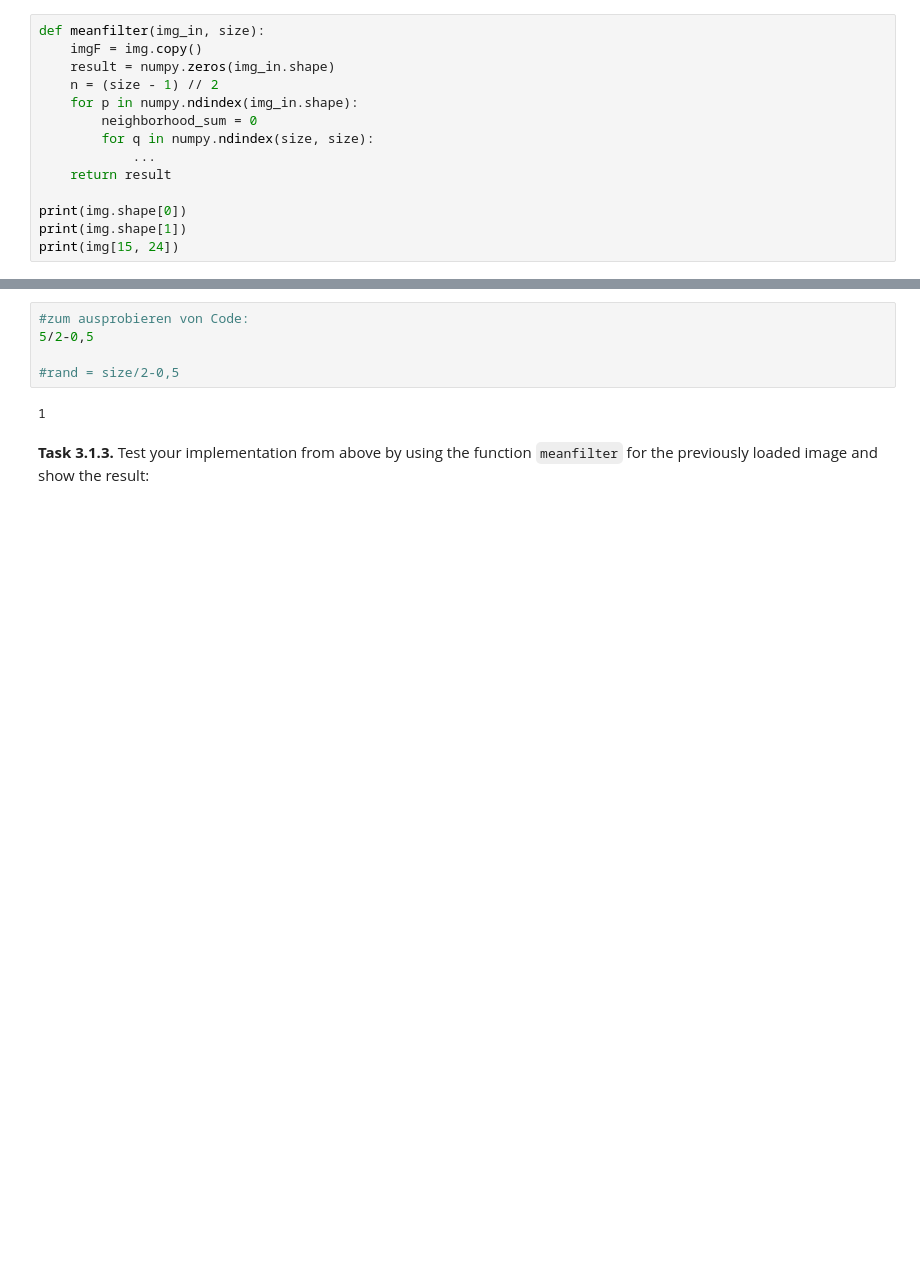
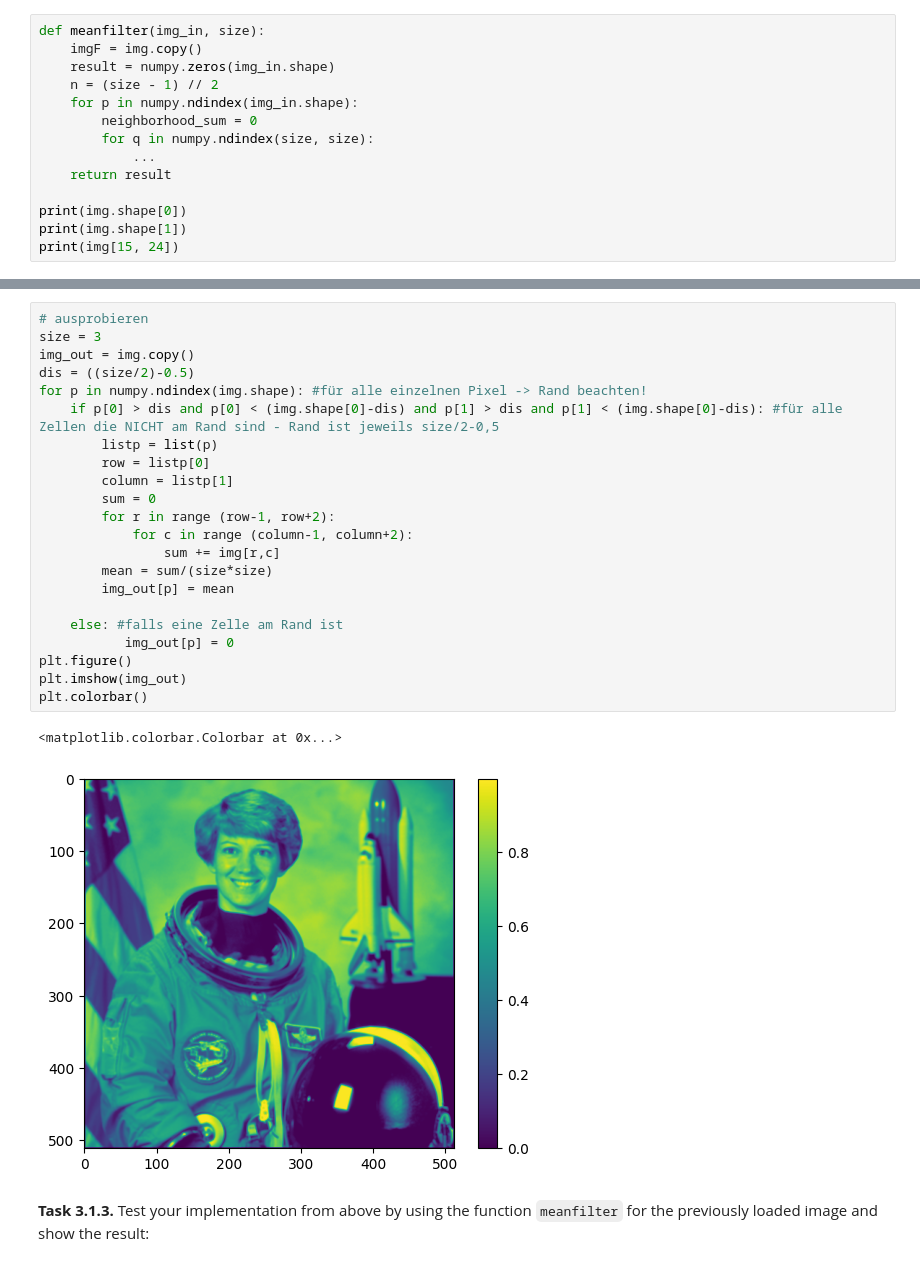
Before and after one commit to grosserC/mobi-fs3-python, a Jupyter notebook: task3.ipynb, the cells around one changed output, grey strips where cells are left out. Drawn from its saved outputs; the diff is of its cells as text; blank space fills up the shorter version.

```diff
--- a/task3.ipynb
+++ b/task3.ipynb
@@ -44,13 +54,31 @@ def meanfilter(img_in, size):
 
 
     return
-# %%
-#zum ausprobieren von Code:
-5/2-0,5
-
-#rand = size/2-0,5
-# %% [output]
-1
+# %%
+# ausprobieren
+size = 3
+img_out = img.copy()
+dis = ((size/2)-0.5)
+for p in numpy.ndindex(img.shape): #für alle einzelnen Pixel -> Rand beachten!
+    if p[0] > dis and p[0] < (img.shape[0]-dis) and p[1] > dis and p[1] < (img.shape[0]-dis): #für alle Zellen die NICHT am Rand sind - Rand ist jeweils size/2-0,5
+        listp = list(p)
+        row = listp[0]
+        column = listp[1]
+        sum = 0
+        for r in range (row-1, row+2):
+            for c in range (column-1, column+2):
+                sum += img[r,c]
+        mean = sum/(size*size)
+        img_out[p] = mean
+
+    else: #falls eine Zelle am Rand ist
+           img_out[p] = 0
+plt.figure()
+plt.imshow(img_out)
+plt.colorbar()
+# %% [output]
+<matplotlib.colorbar.Colorbar at 0x...>
+[figure, added]
 # %% [markdown]
 **<a id="#">Task 3.1.3.</a>** Test your implementation from above by using the function `meanfilter` for the previously loaded image and show the result:
 # %% [markdown]
```
Also changed, not shown: parts of 1 cell of this notebook.
